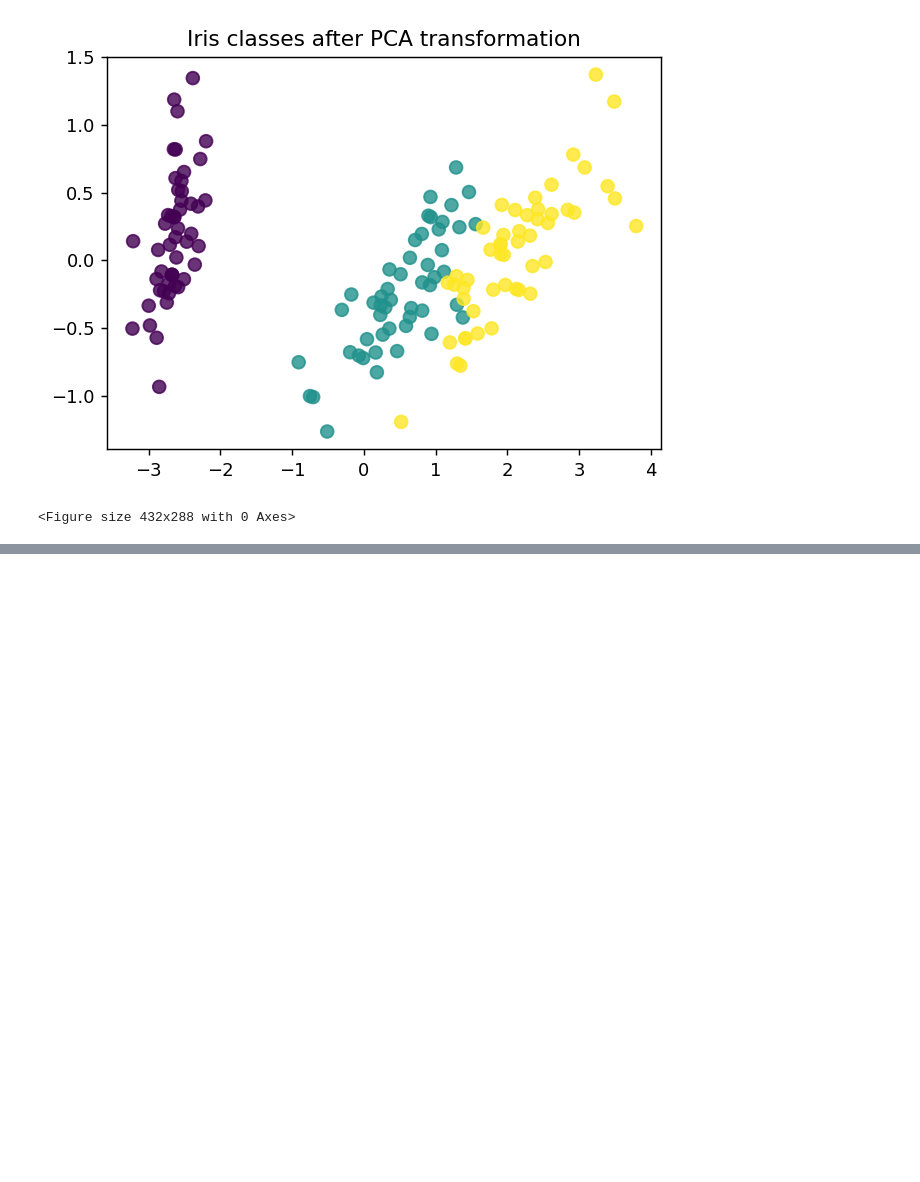
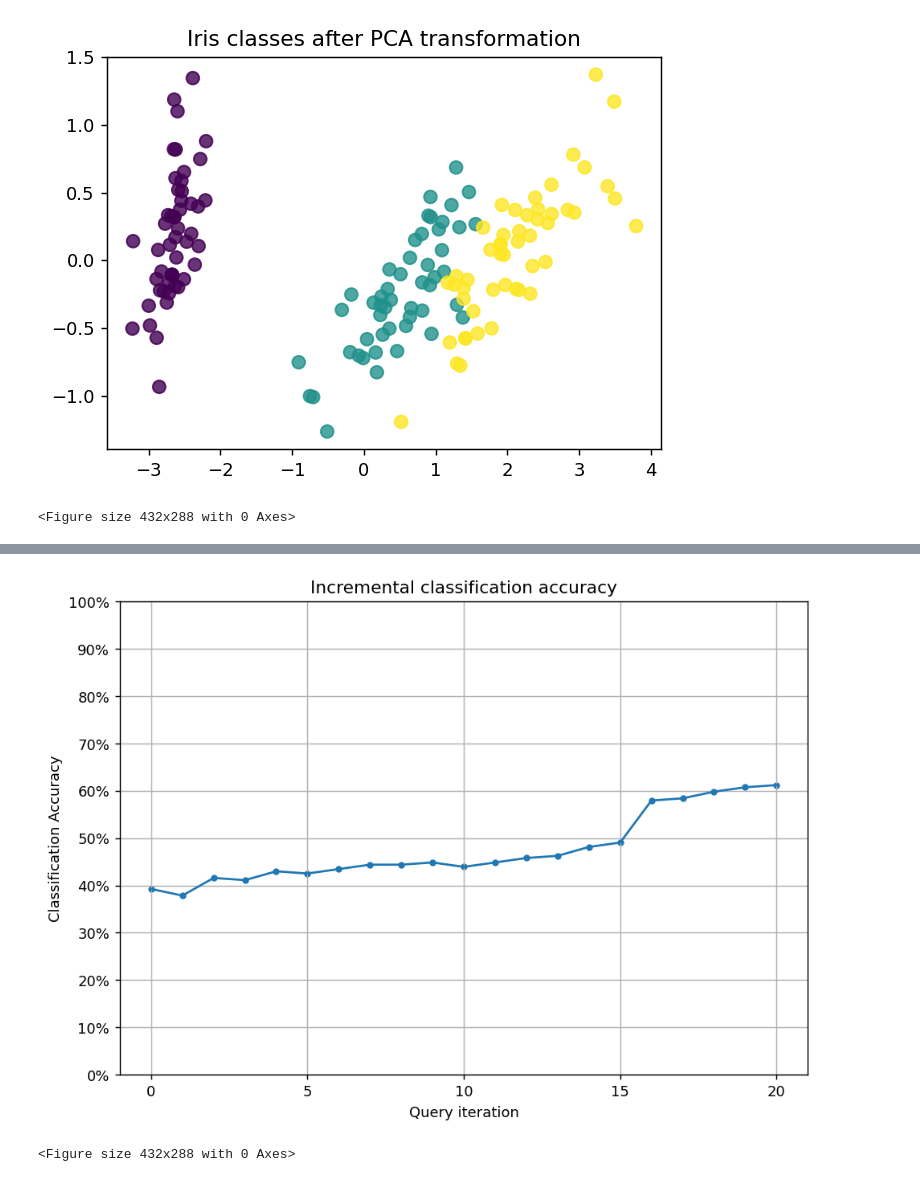
Before and after one commit to weijhenyujhou/Active-Learning, a Jupyter notebook: Active_Learning.ipynb, the cells around one changed output, grey strips where cells are left out. Drawn from its saved outputs; the diff is of its cells as text; code cells hidden in the pictures; blank space fills up the shorter version.

```diff
--- a/Active_Learning.ipynb
+++ b/Active_Learning.ipynb
@@ -282,0 +369,22 @@ array([1.        , 1.        , 1.        , 1.        , 0.93333333,
+# %%
+N_QUERIES = 20
+performance_history = [unqueried_score]
+
+# Allow our model to query our unlabeled dataset for the most
+# informative points according to our query strategy (uncertainty sampling).
+for index in range(N_QUERIES):
+  query_index, query_instance = learner.query(X_pool)
+
+  # Teach our ActiveLearner model the record it has requested.
+  X, y = X_pool[query_index].reshape(1, -1), y_pool[query_index].reshape(1, )
+  learner.teach(X=X, y=y)
+
+  # Remove the queried instance from the unlabeled pool.
+  X_pool, y_pool = np.delete(X_pool, query_index, axis=0), np.delete(y_pool, query_index)
+
+  # Calculate and report our model's accuracy.
+  model_accuracy = learner.score(X_raw, y_raw)
+  print('Accuracy after query {n}: {acc:0.4f}'.format(n=index + 1, acc=model_accuracy))
+
+  # Save our model's performance for plotting.
+  performance_history.append(model_accuracy)
@@ -282,0 +412,24 @@ array([1.        , 1.        , 1.        , 1.        , 0.93333333,
+# %%
+# Plot our performance over time.
+fig, ax = plt.subplots(figsize=(8.5, 6),dpi=130)
+
+ax.plot(performance_history)
+ax.scatter(range(len(performance_history)), performance_history, s=13)
+
+ax.xaxis.set_major_locator(mpl.ticker.MaxNLocator(nbins=5, integer=True))
+ax.yaxis.set_major_locator(mpl.ticker.MaxNLocator(nbins=10))
+ax.yaxis.set_major_formatter(mpl.ticker.PercentFormatter(xmax=1))
+
+ax.set_ylim(bottom=0, top=1)
+ax.grid(True)
+
+ax.set_title('Incremental classification accuracy')
+ax.set_xlabel('Query iteration')
+ax.set_ylabel('Classification Accuracy')
+
+plt.show()
+
+plt.savefig('Incremental classification accuracy',dpi=130)
+# %% [output]
+[figure, added]
+<Figure size 432x288 with 0 Axes>
```
Also changed, not shown: parts of 24 cells of this notebook.
